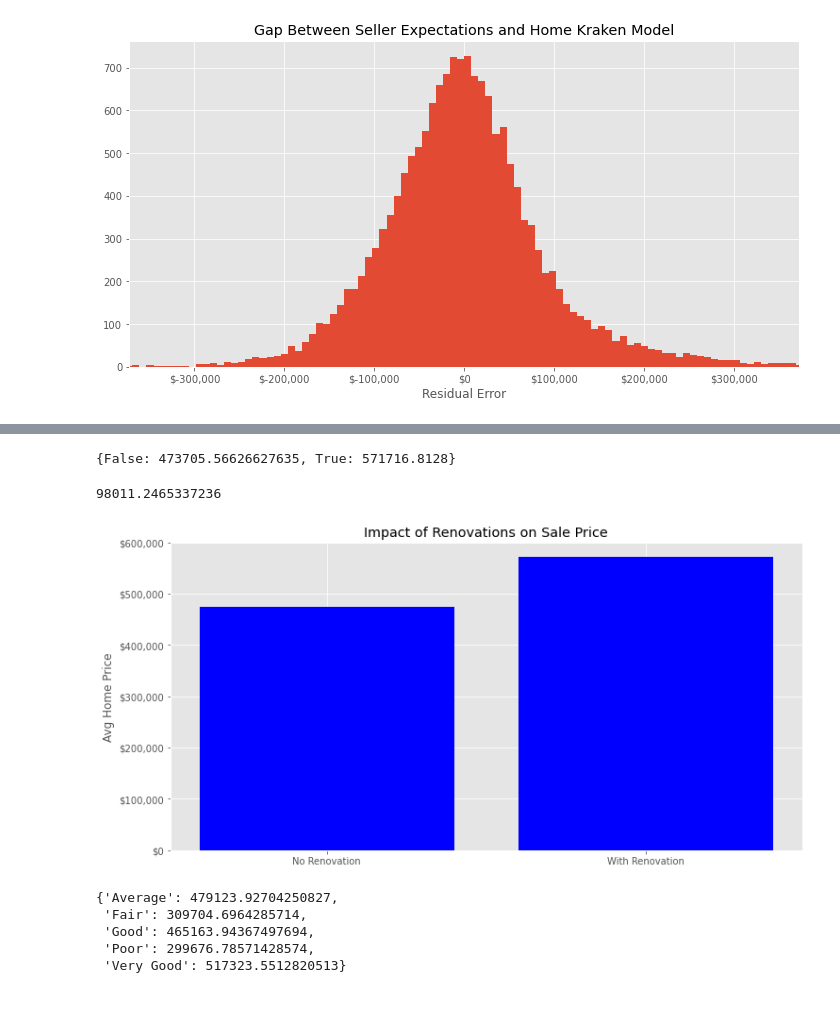
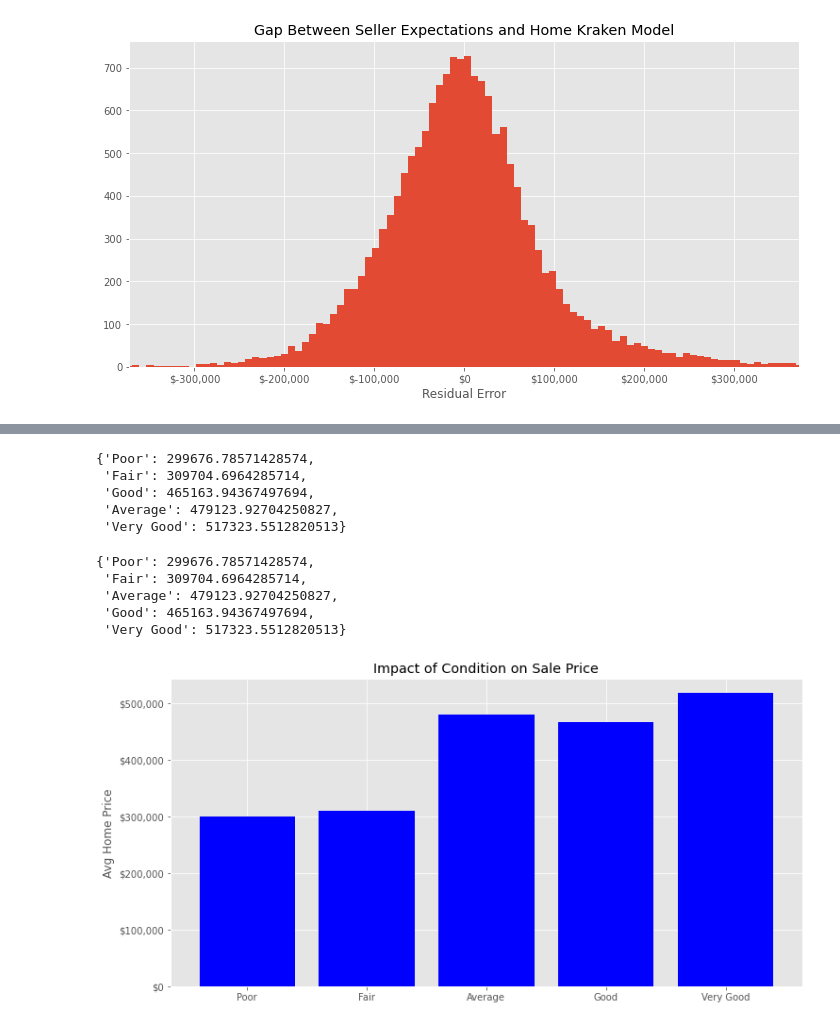
Before and after one commit to ondugba/Housing_Price_Predictor, a Jupyter notebook: Alex-visualizations.ipynb, the cells around one changed output, grey strips where cells are left out. Saved outputs shown, nothing was run; the diff lists cells and outputs as text; code cells hidden in the pictures.

Commit message:
added impact of condition on sale price visualization

```diff
--- a/Alex-visualizations.ipynb
+++ b/Alex-visualizations.ipynb
@@ -1637,31 +1648,38 @@ plt.savefig('Visualizations/Histogram_of_Residual_Error.png', bbox_inches='tight
 # %%
-was_renovated_mean_price_dict = df.groupby(["was_renovated"]).mean()['price'].to_dict()
+#Explore mean price by condition
+unsorted_condition_mean_price_dict = df.groupby(["condition"]).mean()['price'].sort_values().to_dict()
+unsorted_condition_mean_price_dict
+# %% [output]
+{'Poor': 299676.78571428574,
+ 'Fair': 309704.6964285714,
+ 'Good': 465163.94367497694,
+ 'Average': 479123.92704250827,
+ 'Very Good': 517323.5512820513}
-# %%
-was_renovated_mean_price_dict
-# %% [output]
-{False: 473705.56626627635, True: 571716.8128}
-# %%
-was_renovated_mean_price_dict[True]- was_renovated_mean_price_dict[False]
-# %% [output]
-98011.2465337236
+# %%
+#Put our dictionary into intuitive order based on condition
+sorted_condition_mean_price_dict = {"Poor":0,"Fair":0,"Average":0,"Good":0,"Very Good":0}
+for condition in sorted_condition_mean_price_dict:
+    sorted_condition_mean_price_dict[condition] = unsorted_condition_mean_price_dict[condition]
+
+sorted_condition_mean_price_dict
+# %% [output]
+{'Poor': 299676.78571428574,
+ 'Fair': 309704.6964285714,
+ 'Average': 479123.92704250827,
+ 'Good': 465163.94367497694,
+ 'Very Good': 517323.5512820513}
 # %%
-x = was_renovated_mean_price_dict.keys()
-y = was_renovated_mean_price_dict.values()
-tick_label = ['False', 'True']
+#Plot mean price values of each home condition
+x = sorted_condition_mean_price_dict.keys()
+y = sorted_condition_mean_price_dict.values()
+#tick_label = [x]
 fig, ax = plt.subplots(figsize=(12,6))
 ax.yaxis.set_major_formatter('${x:,.0f}')
 ax.set_title("")
-ax.bar(x,y,tick_label=["No Renovation","With Renovation"],color="b")
-ax.set_title("Impact of Renovations on Sale Price")
+ax.bar(x,y,color="b")
+ax.set_title("Impact of Condition on Sale Price")
 ax.set_ylabel("Avg Home Price")
-plt.savefig('Visualizations/Impact_of_renovations_on_sale_price', bbox_inches='tight');
+
+plt.savefig('Visualizations/Impact_of_condition_on_sale_price', bbox_inches='tight');
 # %% [output]
-[figure, old version]
+[figure, new version]
-# %%
-df.groupby(["condition"]).mean()['price'].to_dict()
-# %% [output]
-{'Average': 479123.92704250827,
- 'Fair': 309704.6964285714,
- 'Good': 465163.94367497694,
- 'Poor': 299676.78571428574,
- 'Very Good': 517323.5512820513}
```
Also changed, not shown: parts of 14 cells of this notebook, 2 other files.
